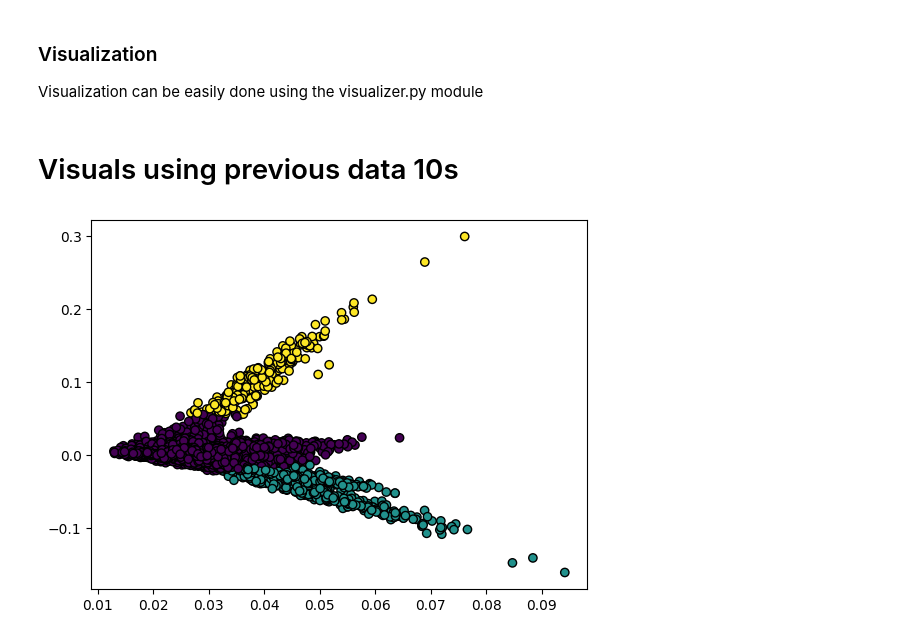
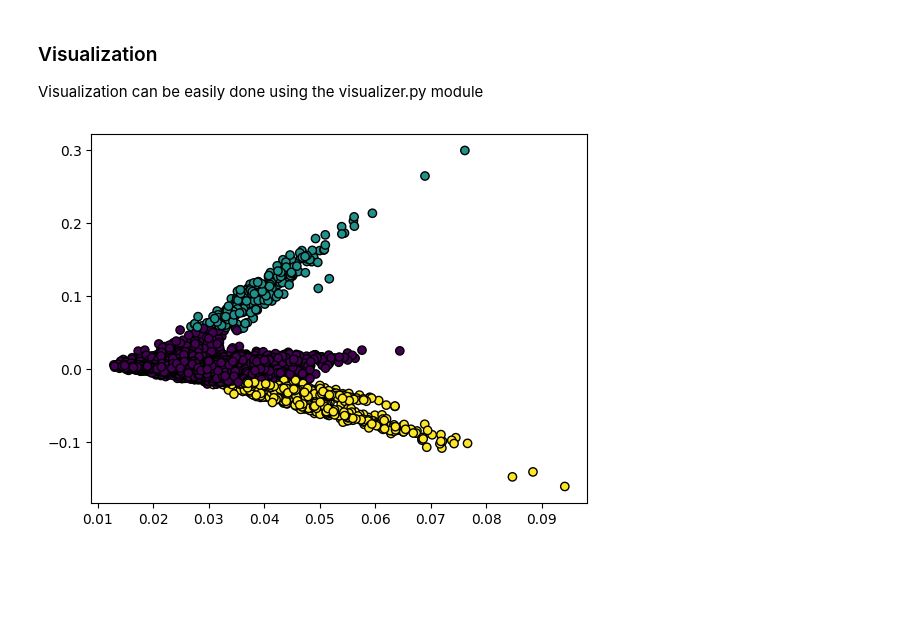
Before and after one commit to MiliAxe/yasse, a Jupyter notebook: showcase.ipynb, the cells around one changed output. Cells and saved outputs as stored; diff of their text form; code cells hidden in the pictures; blank space fills up the shorter version.

```diff
--- a/showcase.ipynb
+++ b/showcase.ipynb
@@ -65,15 +55,13 @@ relevant sentence: rba recognized with the 2014 microsoft us regional partner of
 ### Visualization
 
 Visualization can be easily done using the visualizer.py module
-# %% [markdown]
-# Visuals using previous data 10s
 # %%
 from modules.visualizer import Visualizer
 
 cluster_count = 3
 
-dvisualizer = Visualizer(se)
-dvisualizer.compute_clusters(cluster_count)
-dvisualizer.plot_clusters()
+visualizer = Visualizer(se)
+visualizer.compute_clusters(cluster_count)
+visualizer.plot_clusters()
 # %% [output]
-[figure, old version]
+[figure, new version]
```
Also changed, not shown: parts of 7 cells of this notebook, 1 other file.
